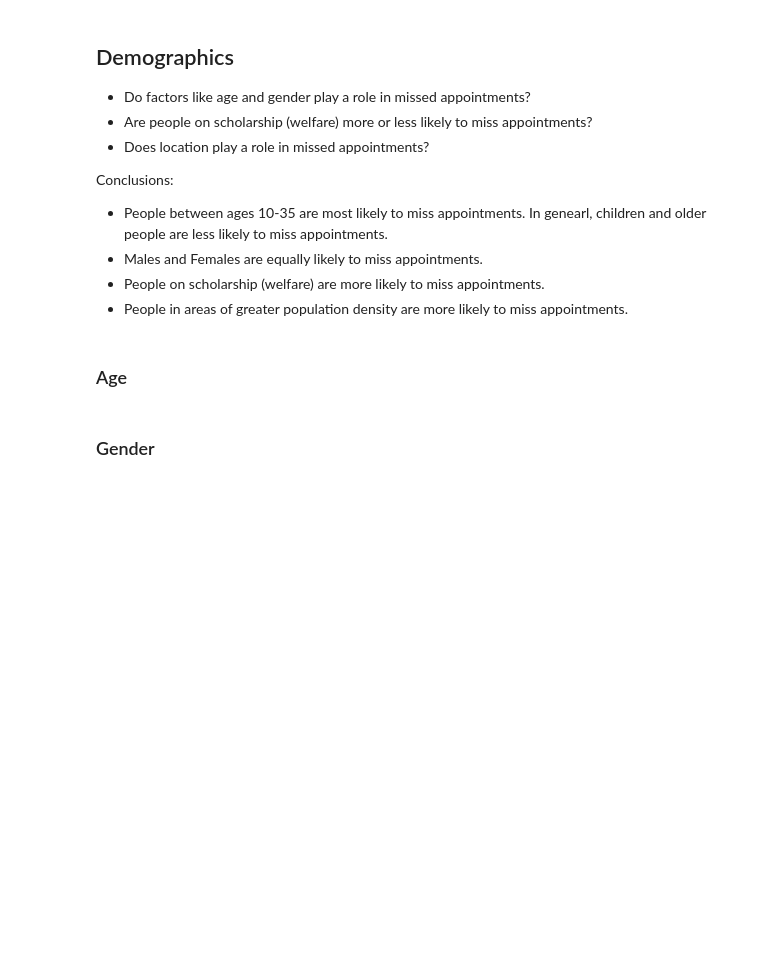
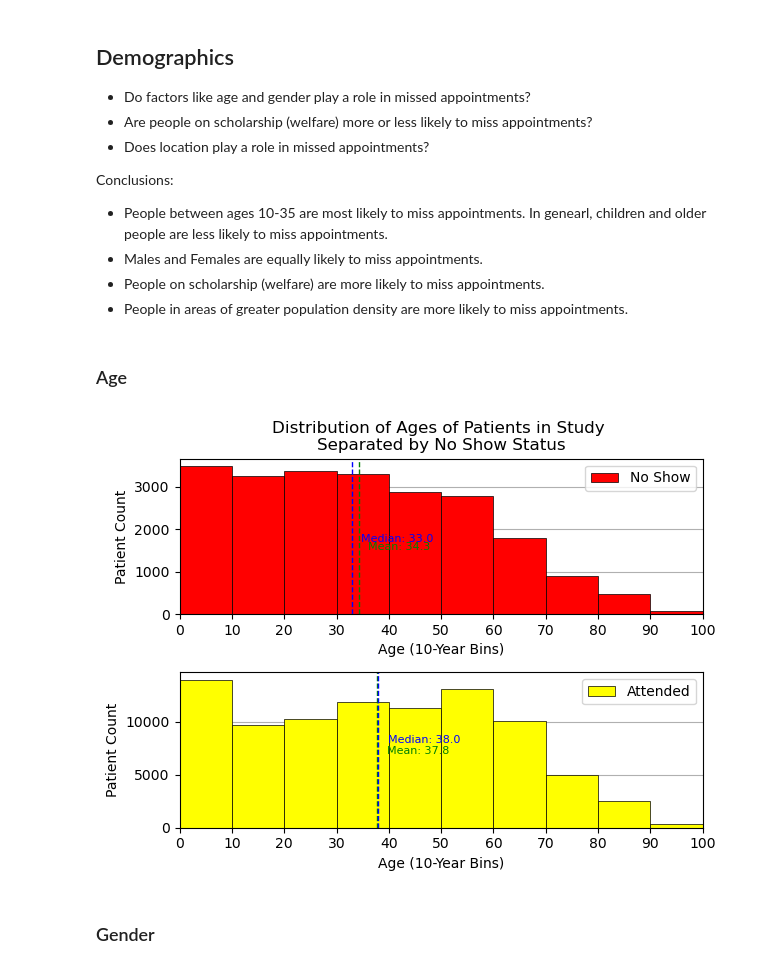
Before and after one commit to Omeagon/Project1, a Jupyter notebook: DataAnalysisSteph.ipynb, the cells around one changed output. Saved outputs shown, nothing was run; the diff lists cells and outputs as text; code cells hidden in the pictures; blank space fills up the shorter version.

```diff
--- a/DataAnalysisSteph.ipynb
+++ b/DataAnalysisSteph.ipynb
@@ -108,6 +128,72 @@ Conclusions:
 - People in areas of greater population density are more likely to miss appointments.
 # %% [markdown]
 ### Age
+# %%
+# Distribution of ages of patients in study, separated by no show and attended
+fig, ax = plt.subplots(nrows=2, ncols=1)
+
+# Bin data into 5-year age increments
+xticks = np.arange(0,120,10).tolist()
+bins = np.arange(0,120,10).tolist()
+
+# No shows
+df[df['No_Show_Boolean']==True].plot(ax=ax[0],
+        kind = 'hist',
+        y = 'Age',
+        xlabel = 'Age (10-Year Bins)',
+        ylabel = 'Patient Count',
+        title = 'Distribution of Ages of Patients in Study \nSeparated by No Show Status',
+        edgecolor = 'black',
+        linewidth = 0.5,
+        xlim = [0,100],
+        xticks = xticks,
+        bins  = bins,
+        color = 'red',
+        label = 'No Show'
+        )
+# Add vertical lines for average and median
+avg = df[df['No_Show_Boolean']==True]['Age'].mean()
+ax[0].axvline(avg, color='green', linestyle='dashed', linewidth=1)
+ax[0].text(avg*1.05, 1500, 'Mean: {:.1f}'.format(avg), fontsize = 8, color='green')
+med = df[df['No_Show_Boolean']==True]['Age'].median()
+ax[0].axvline(med, color='blue', linestyle='dashed', linewidth=1)
+ax[0].text(med*1.05, 1700, 'Median: {:.1f}'.format(med), fontsize = 8, color='blue')
+ax[0].grid(axis='y')
+ax[0].set_axisbelow(True)
+
+# Attended
+df[df['No_Show_Boolean']==False].plot(ax=ax[1],
+        kind = 'hist',
+        y = 'Age',
+        xlabel = 'Age (10-Year Bins)',
+        ylabel = 'Patient Count',
+        # title = 'Distribution of Ages of Patients in Study \nSeparated by No Show Status',
+        edgecolor = 'black',
+        linewidth = 0.5,
+        xlim = [0,100],
+        xticks = xticks,
+        bins  = bins,
+        color = 'yellow',
+        label = 'Attended'
+        )
+# Add vertical lines for average and median
+avg = df[df['No_Show_Boolean']==False]['Age'].mean()
+ax[1].axvline(avg, color='green', linestyle='dashed', linewidth=1)
+ax[1].text(avg*1.05, 7000, 'Mean: {:.1f}'.format(avg), fontsize = 8, color='green')
+med = df[df['No_Show_Boolean']==False]['Age'].median()
+ax[1].axvline(med, color='blue', linestyle='dashed', linewidth=1)
+ax[1].text(med*1.05, 8000, 'Median: {:.1f}'.format(med), fontsize = 8, color='blue')
+ax[1].grid(axis='y')
+ax[1].set_axisbelow(True)
+
+plt.tight_layout()
+
+# Save the figure
+plt.savefig("output/Age_distribution_separated.png")
+# Show figure
+plt.show()
+# %% [output]
+[figure, added]
 # %% [markdown]
 ### Gender
 # %% [markdown]
```
Also changed, not shown: parts of 2 cells of this notebook, 4 other files.
